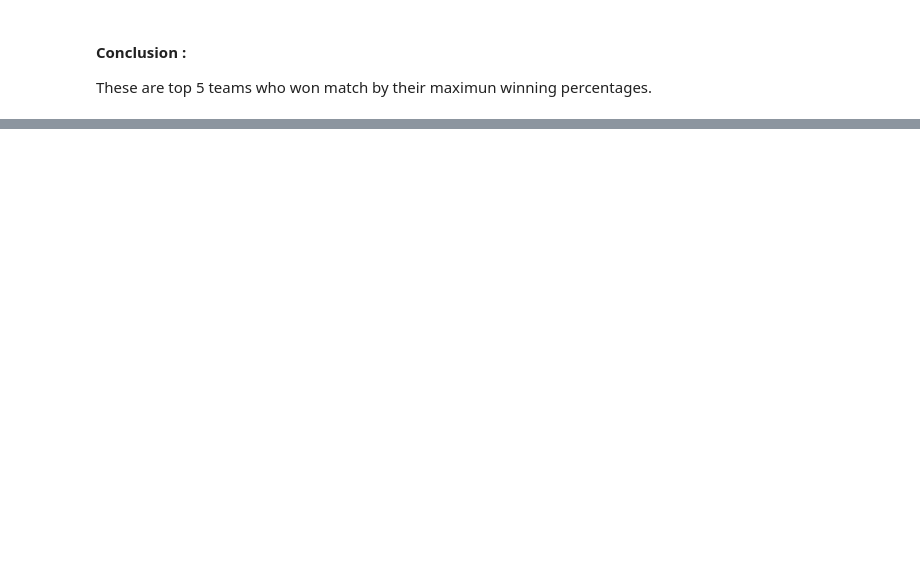
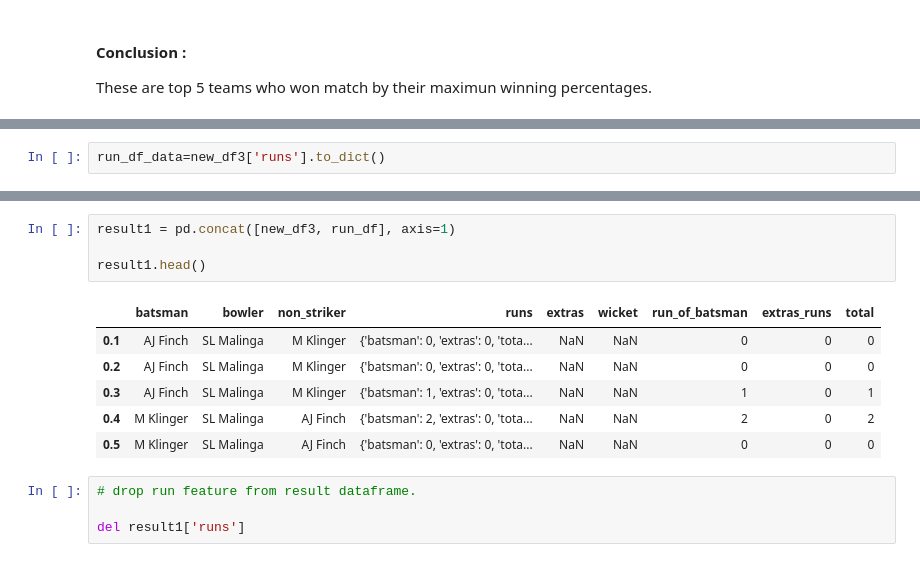
Before and after one commit to Gauravms2143/-International_T20_Data-Analysis--Self-Project.ipynb, a Jupyter notebook: International_T20_Data_Analysis_Self_Project.ipynb, the cells around one changed output, grey strips where cells are left out. Saved outputs shown, nothing was run; the diff lists cells and outputs as text; blank space fills up the shorter version.

```diff
--- a/International_T20_Data_Analysis_Self_Project.ipynb
+++ b/International_T20_Data_Analysis_Self_Project.ipynb
@@ -346,0 +498,2 @@ These are top 5 teams who won match by their maximun winning percentages.
+# %%
+run_df_data=new_df3['runs'].to_dict()
@@ -346,0 +511,15 @@ These are top 5 teams who won match by their maximun winning percentages.
+# %%
+result1 = pd.concat([new_df3, run_df], axis=1)
+
+result1.head()
+# %% [output]
+|  | batsman | bowler | non_striker | runs | extras | wicket | run_of_batsman | extras_runs | total |
+| 0.1 | AJ Finch | SL Malinga | M Klinger | {'batsman': 0, 'extras': 0, 'tota... | NaN | NaN | 0 | 0 | 0 |
+| 0.2 | AJ Finch | SL Malinga | M Klinger | {'batsman': 0, 'extras': 0, 'tota... | NaN | NaN | 0 | 0 | 0 |
+| 0.3 | AJ Finch | SL Malinga | M Klinger | {'batsman': 1, 'extras': 0, 'tota... | NaN | NaN | 1 | 0 | 1 |
+| 0.4 | M Klinger | SL Malinga | AJ Finch | {'batsman': 2, 'extras': 0, 'tota... | NaN | NaN | 2 | 0 | 2 |
+| 0.5 | M Klinger | SL Malinga | AJ Finch | {'batsman': 0, 'extras': 0, 'tota... | NaN | NaN | 0 | 0 | 0 |
+# %%
+# drop run feature from result dataframe.
+
+del result1['runs']
```
Also changed, not shown: parts of 59 cells of this notebook.
